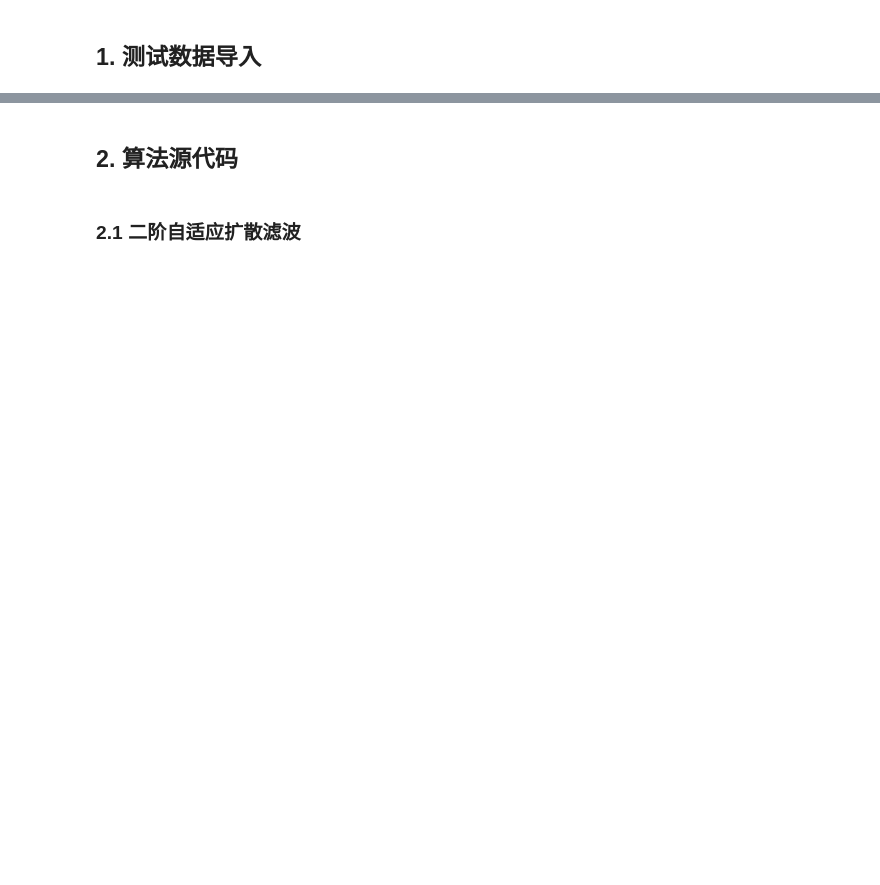
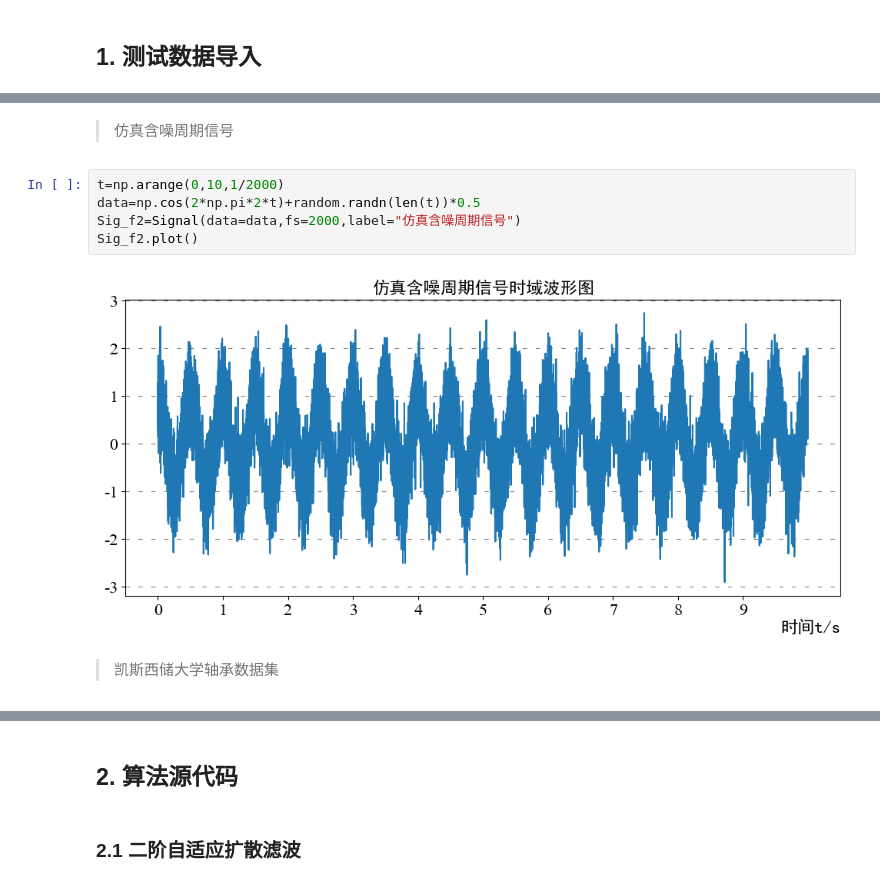
Before and after one commit to xcw1129/NDFilter_Analysis, a Jupyter notebook: NDF算法研究测试报告.ipynb, the cells around one changed output, grey strips where cells are left out. Saved outputs shown, nothing was run; the diff lists cells and outputs as text; blank space fills up the shorter version.

```diff
--- a/NDF算法研究测试报告.ipynb
+++ b/NDF算法研究测试报告.ipynb
@@ -10,2 +28,13 @@ from xcw_package.Plot import plot_spectrum
+# %% [markdown]
+> 仿真含噪周期信号
+# %%
+t=np.arange(0,10,1/2000)
+data=np.cos(2*np.pi*2*t)+random.randn(len(t))*0.5
+Sig_f2=Signal(data=data,fs=2000,label="仿真含噪周期信号")
+Sig_f2.plot()
+# %% [output]
+[figure, added]
+# %% [markdown]
+> 凯斯西储大学轴承数据集
 # %%
 from scipy.io import loadmat
```
Also changed, not shown: parts of 12 cells of this notebook.
